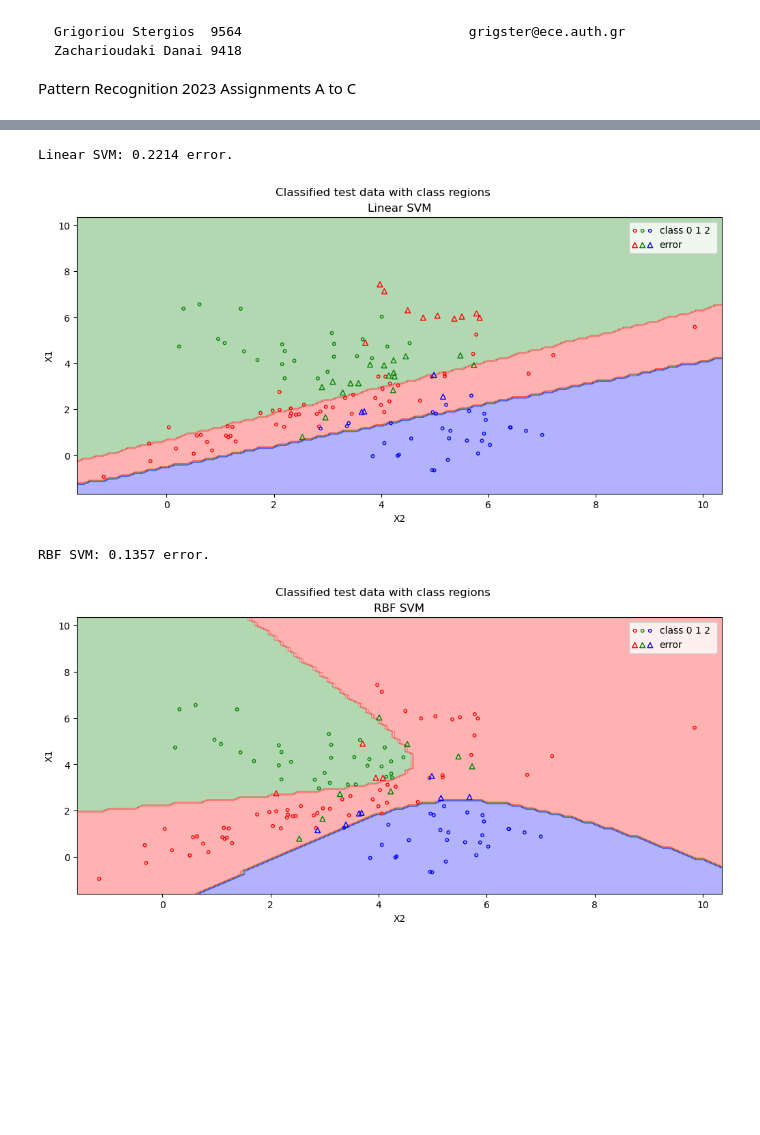
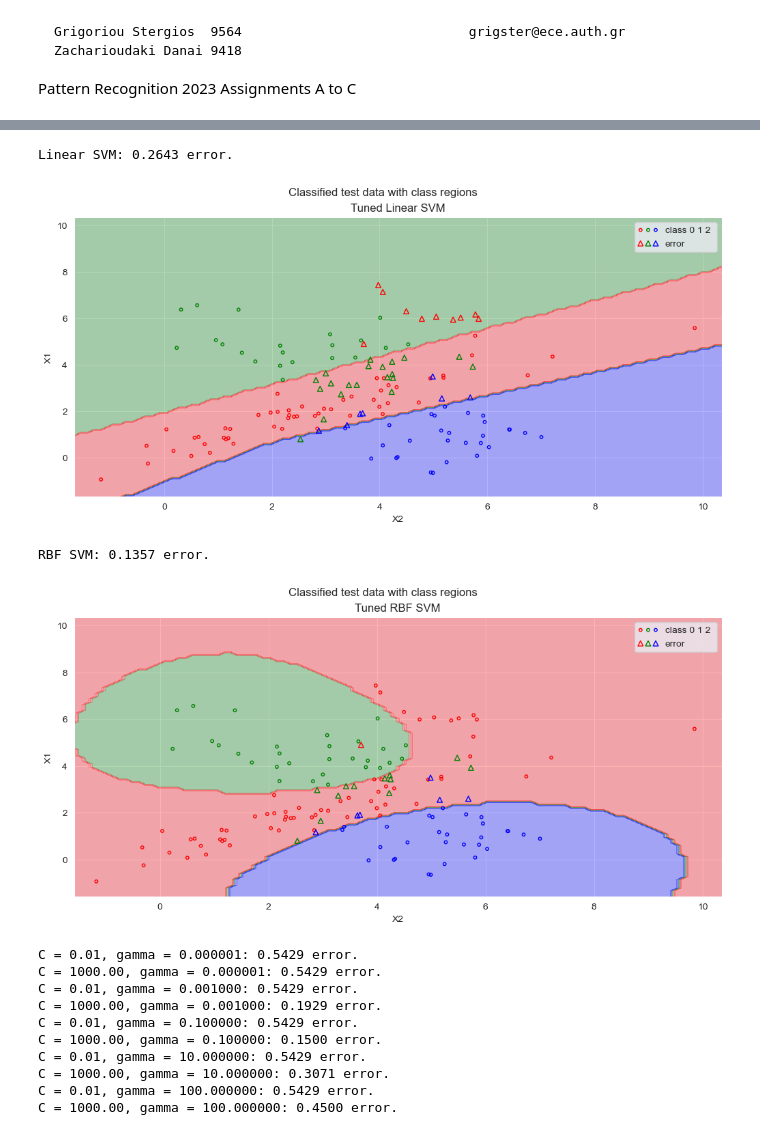
Before and after one commit to 6ri5ter/pattern_recognition, a Jupyter notebook: Team1-AC.ipynb, the cells around one changed output, grey strips where cells are left out. Drawn from its saved outputs; the diff is of its cells as text; code cells hidden in the pictures; blank space fills up the shorter version.

```diff
--- a/Team1-AC.ipynb
+++ b/Team1-AC.ipynb
@@ -234,43 +192,71 @@ cv_rbf
 # %%
 #C
-linear = svm.LinearSVC(C=cvlinear.best_params_['C'],dual='auto')
+# cvlinear = gridsearch(X,y,cv=5,kernel='linear', C=2.0**np.arange(start=-5,stop=17,step=0.1),p=True)
+# cvrbf = gridsearch(X,y,cv=5,kernel='rbf', C=2.0**np.arange(start=-5,stop=17,step=0.5),gamma= 2.0**np.arange(start=-15,stop=5,step=0.1))
+# linear = svm.SVC(kernel= 'linear',C=cvlinear.best_params_['C'],dual='auto')
+linear = svm.SVC(kernel='linear',C = 294.066,verbose=0)
 linear.fit(X,y)
 y_hat_linear = linear.predict(X_test)
 wrong_linear= y_hat_linear != y_test
 error_linear = np.sum(wrong_linear)
 print('Linear SVM: %.4f error.'%(error_linear/140))
 fig, axes = plt.subplots(1,1,layout='constrained',figsize=(10,5))
 axes.set_xlabel('X2')
 axes.set_ylabel('X1')
-axes.set_title('Linear SVM')
+axes.set_title('Tuned Linear SVM')
 _,_,_ = calc_regions(linear,np.min(X_test) - .5,np.max(X_test) +.5,plot_bool=True,ax=axes)
 plot_class_data(X_test,y_test,wrong_linear,axes)
 fig.suptitle('Classified test data with class regions')
 plt.show()
 
-param_grid = {'C': [0.1, 1, 10, 100, 1000],
-              'gamma': [1, 0.1, 0.01, 0.001, 0.0001]}
-rbfSVM = GridSearchCV(svm.SVC(),param_grid, refit = True, verbose = 0)
-rbfSVM.fit(X, y)
-# params = cvrbf.best_params_
-# print(params)
-params = {'C': 8192.0, 'gamma': 0.011048543456039573, 'kernel': 'rbf'}
-rbfsvm = svm.SVC(C=params['C'],gamma=params['gamma'],max_iter=10000)
+
+# rbfsvm =svm.SVC(C=cvrbf.best_params_['C'],gamma=cvrbf.best_params_['gamma'], verbose = 0)
+rbfsvm =svm.SVC(C=2.8284271247461903,gamma=0.07179364718731271, verbose = 0)
 rbfsvm.fit(X,y)
 y_hat_rbf = rbfsvm.predict(X_test)
 wrong_rbf = y_hat_rbf != y_test
 error_rbf = np.sum(wrong_rbf)
 print('RBF SVM: %.4f error.'%(error_rbf/140))
 fig, axes = plt.subplots(1,1,layout='constrained',figsize=(10,5))
 axes.set_xlabel('X2')
 axes.set_ylabel('X1')
-axes.set_title('RBF SVM')
+axes.set_title('Tuned RBF SVM')
 _,_,_ = calc_regions(rbfsvm,np.min(X) - .5,np.max(X_test) +.5,plot_bool=True,ax=axes)
 plot_class_data(X_test,y_test,wrong_rbf,axes)
 fig.suptitle('Classified test data with class regions')
 plt.show()
+C = [0.01,1000]
+gamma = [0.000001,0.001,0.1,10,100]
+
+fig, axes = plt.subplots(5,2,layout='constrained',figsize=(15,25))
+error_rbfm = []
+for n in range(5):
+    for m in range(2):
+        rbfs = svm.SVC(C=C[m],gamma=gamma[n],verbose=False)
+        rbfs.fit(X,y)
+        y_hat_rbfm = rbfs.predict(X_test)
+        wrong_rbfm= y_hat_rbfm != y_test
+        error_rbfm.append(np.sum(wrong_rbfm))
+        axes[n][m].set_xlabel('X2')
+        axes[n][m].set_ylabel('X1')
+        axes[n][m].set_title(('C = %.2f, gamma = %.6f'%(C[m],gamma[n])))
+        _,_,_ = calc_regions(rbfs,np.min(X_test) - .5,np.max(X_test) +.5,plot_bool=True,ax=axes[n][m])
+        plot_class_data(X_test,y_test,wrong_rbfm,axes[n][m])
+        print('C = %.2f, gamma = %.6f: %.4f error.'%(C[m],gamma[n],error_rbfm[n*2+m]/140))
+fig.suptitle('Classified test data with class regions (RBF-SVM):')
+plt.show()
 # %% [output]
-Linear SVM: 0.2214 error.
+Linear SVM: 0.2643 error.
-[figure, old version]
+[figure, new version]
 RBF SVM: 0.1357 error.
-[figure, old version]
+[figure, new version]
+C = 0.01, gamma = 0.000001: 0.5429 error.
+C = 1000.00, gamma = 0.000001: 0.5429 error.
+C = 0.01, gamma = 0.001000: 0.5429 error.
+C = 1000.00, gamma = 0.001000: 0.1929 error.
+C = 0.01, gamma = 0.100000: 0.5429 error.
+C = 1000.00, gamma = 0.100000: 0.1500 error.
+C = 0.01, gamma = 10.000000: 0.5429 error.
+C = 1000.00, gamma = 10.000000: 0.3071 error.
+C = 0.01, gamma = 100.000000: 0.5429 error.
+C = 1000.00, gamma = 100.000000: 0.4500 error.
```
Also changed, not shown: parts of 9 cells of this notebook, 1 other file.
